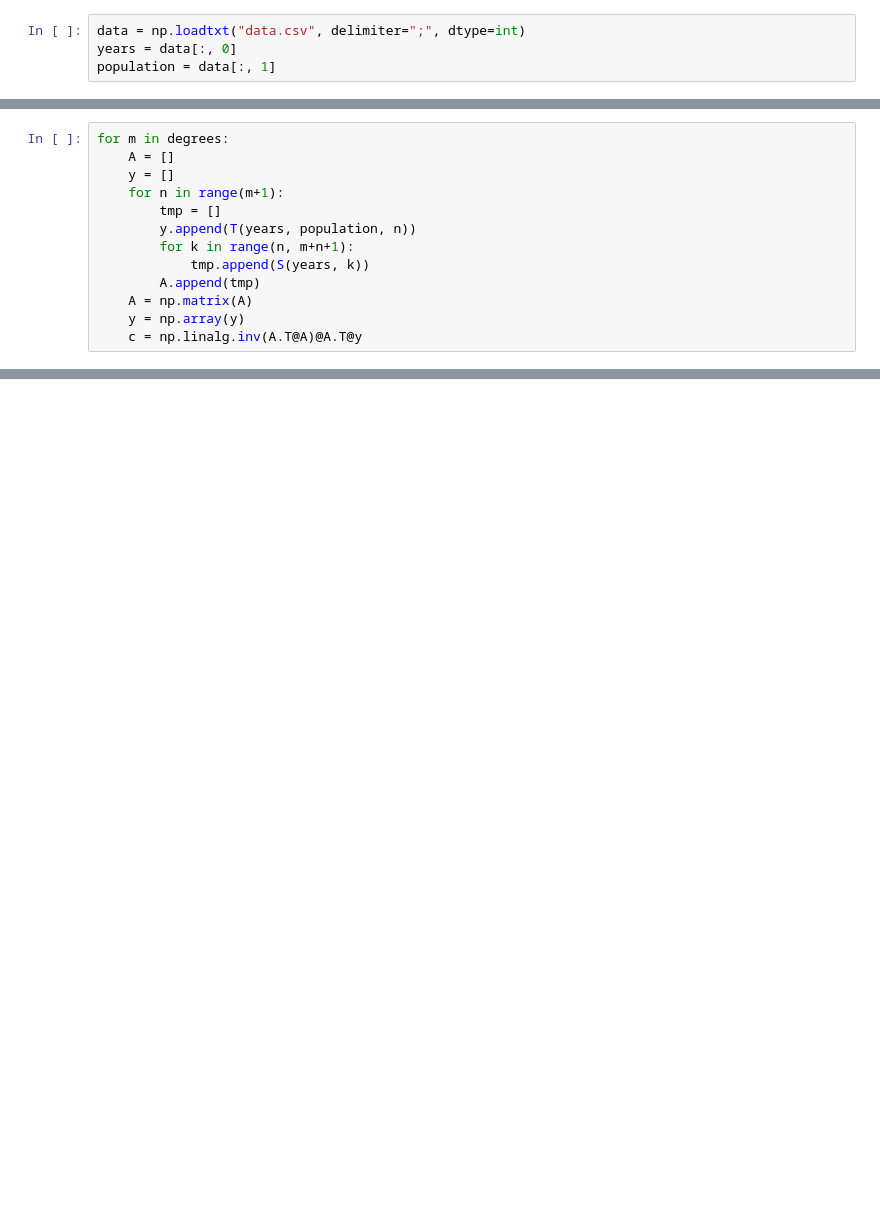
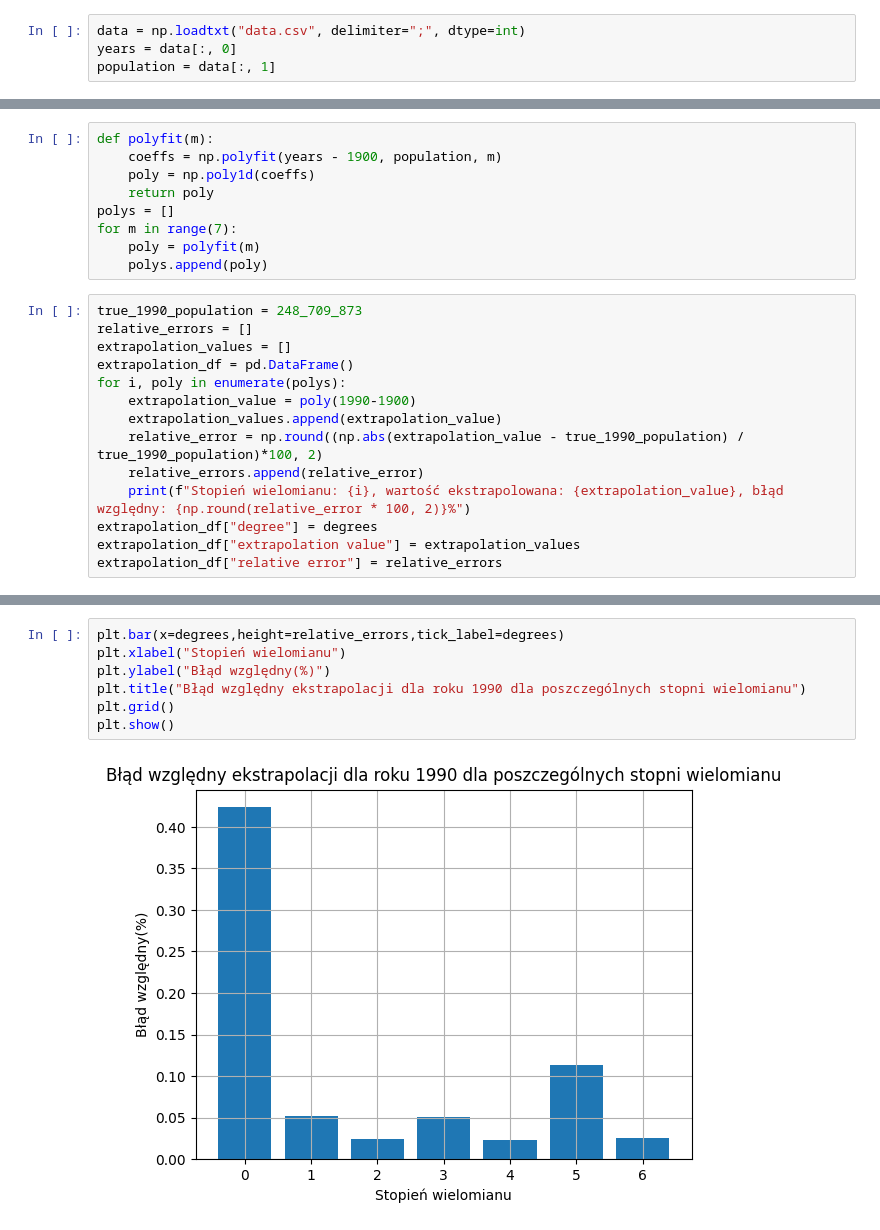
Before and after one commit to domino644/mownit, a Jupyter notebook: lab5/zad1.ipynb, the cells around one changed output, grey strips where cells are left out. Drawn from its saved outputs; the diff is of its cells as text; blank space fills up the shorter version.

```diff
--- a/lab5/zad1.ipynb
+++ b/lab5/zad1.ipynb
@@ -18,13 +10,0 @@ def T(x, y, k):
-# %%
-for m in degrees:
-    A = []
-    y = []
-    for n in range(m+1):
-        tmp = []
-        y.append(T(years, population, n))
-        for k in range(n, m+n+1):
-            tmp.append(S(years, k))
-        A.append(tmp)
-    A = np.matrix(A)
-    y = np.array(y)
-    c = np.linalg.inv(A.T@A)@A.T@y
@@ -41,0 +11,23 @@ for m in degrees:
+# %%
+def polyfit(m):
+    coeffs = np.polyfit(years - 1900, population, m)
+    poly = np.poly1d(coeffs)
+    return poly
+polys = []
+for m in range(7):
+    poly = polyfit(m)
+    polys.append(poly)
+# %%
+true_1990_population = 248_709_873
+relative_errors = []
+extrapolation_values = []
+extrapolation_df = pd.DataFrame()
+for i, poly in enumerate(polys):
+    extrapolation_value = poly(1990-1900)
+    extrapolation_values.append(extrapolation_value)
+    relative_error = np.round((np.abs(extrapolation_value - true_1990_population) / true_1990_population)*100, 2)
+    relative_errors.append(relative_error)
+    print(f"Stopień wielomianu: {i}, wartość ekstrapolowana: {extrapolation_value}, błąd względny: {np.round(relative_error * 100, 2)}%")
+extrapolation_df["degree"] = degrees
+extrapolation_df["extrapolation value"] = extrapolation_values
+extrapolation_df["relative error"] = relative_errors
@@ -41,0 +42,9 @@ for m in degrees:
+# %%
+plt.bar(x=degrees,height=relative_errors,tick_label=degrees)
+plt.xlabel("Stopień wielomianu")
+plt.ylabel("Błąd względny(%)")
+plt.title("Błąd względny ekstrapolacji dla roku 1990 dla poszczególnych stopni wielomianu")
+plt.grid()
+plt.show()
+# %% [output]
+[figure, added]
```
Also changed, not shown: parts of 10 cells of this notebook, 5 other files.
